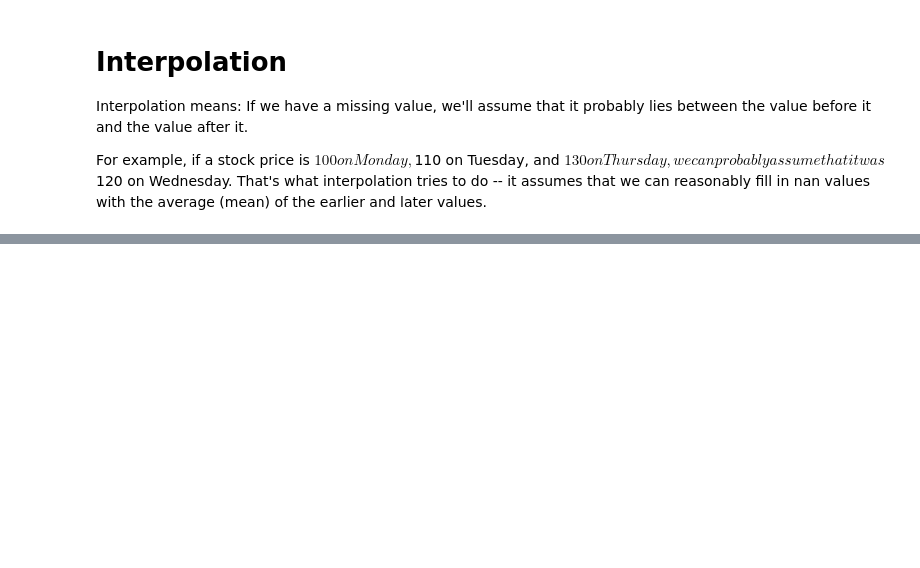
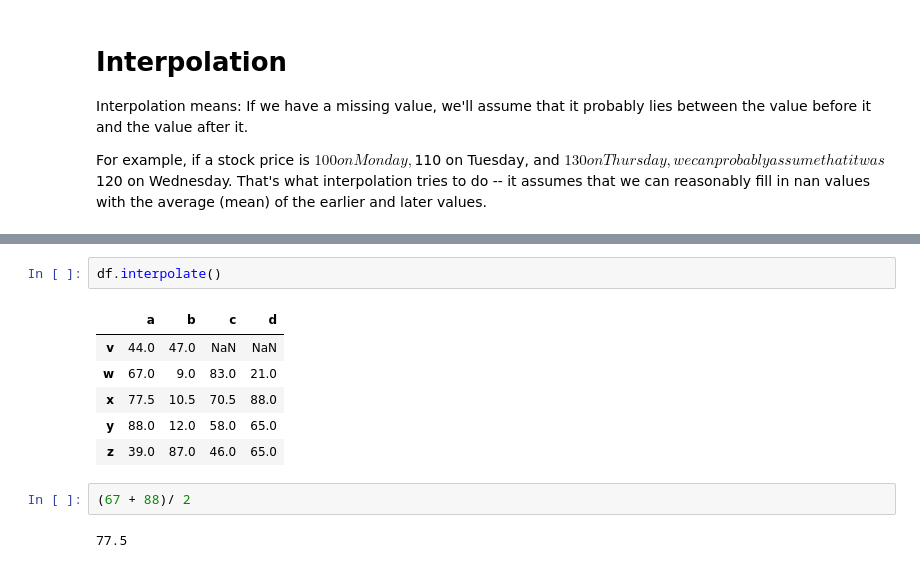
Before and after one commit to abhixz13/Cisco-Python-Training, a Jupyter notebook: Cisco-2022-06June-08-analytics.ipynb, the cells around one changed output, grey strips where cells are left out. Drawn from its saved outputs; the diff is of its cells as text; blank space fills up the shorter version.

```diff
--- a/Cisco-2022-06June-08-analytics.ipynb
+++ b/Cisco-2022-06June-08-analytics.ipynb
@@ -834,0 +844,13 @@ For example, if a stock price is $100 on Monday, $110 on Tuesday, and $130 on Th
+# %%
+df.interpolate()
+# %% [output]
+|  | a | b | c | d |
+| v | 44.0 | 47.0 | NaN | NaN |
+| w | 67.0 | 9.0 | 83.0 | 21.0 |
+| x | 77.5 | 10.5 | 70.5 | 88.0 |
+| y | 88.0 | 12.0 | 58.0 | 65.0 |
+| z | 39.0 | 87.0 | 46.0 | 65.0 |
+# %%
+(67 + 88)/ 2
+# %% [output]
+77.5
```
Also changed, not shown: parts of 2 cells of this notebook.
